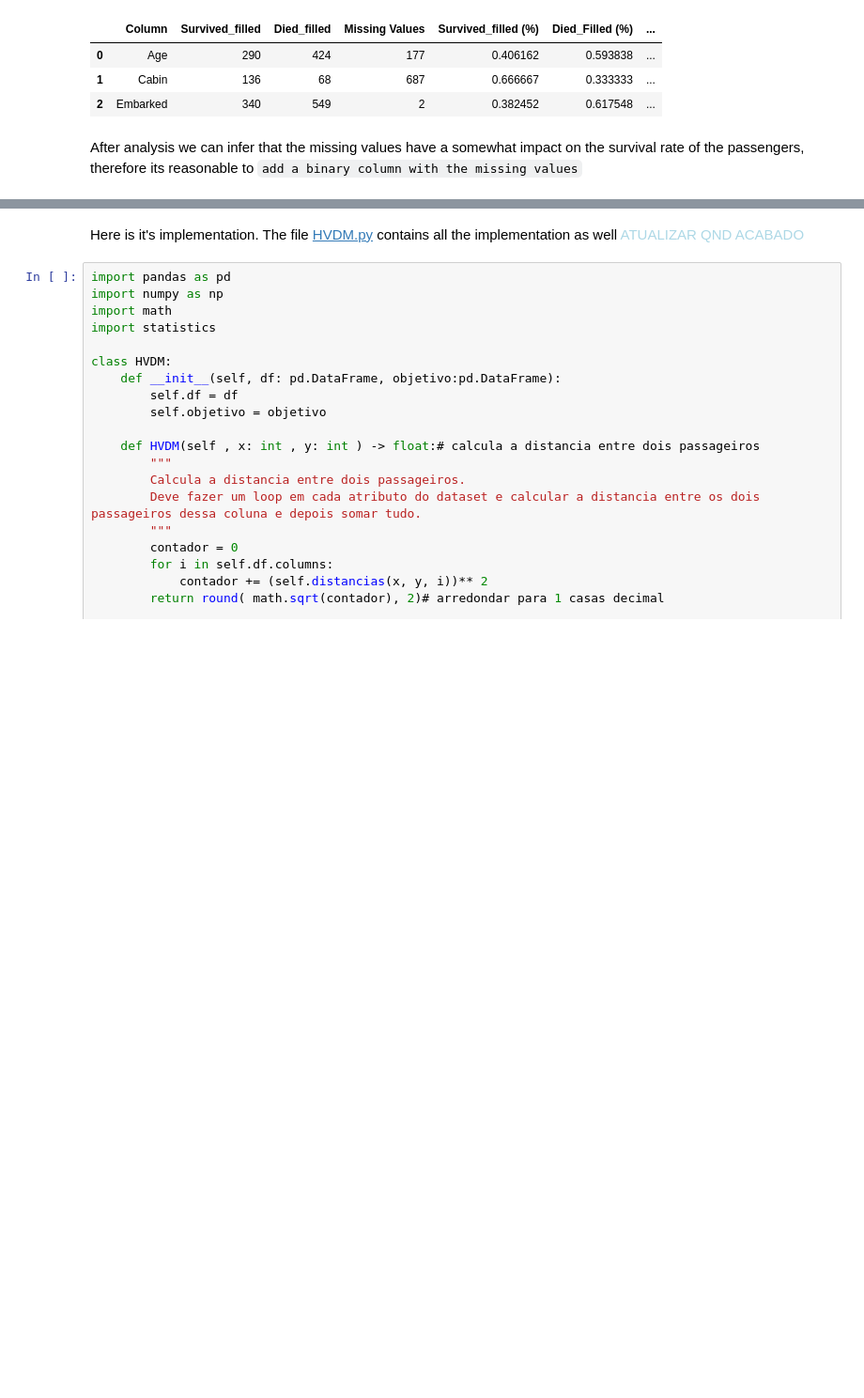
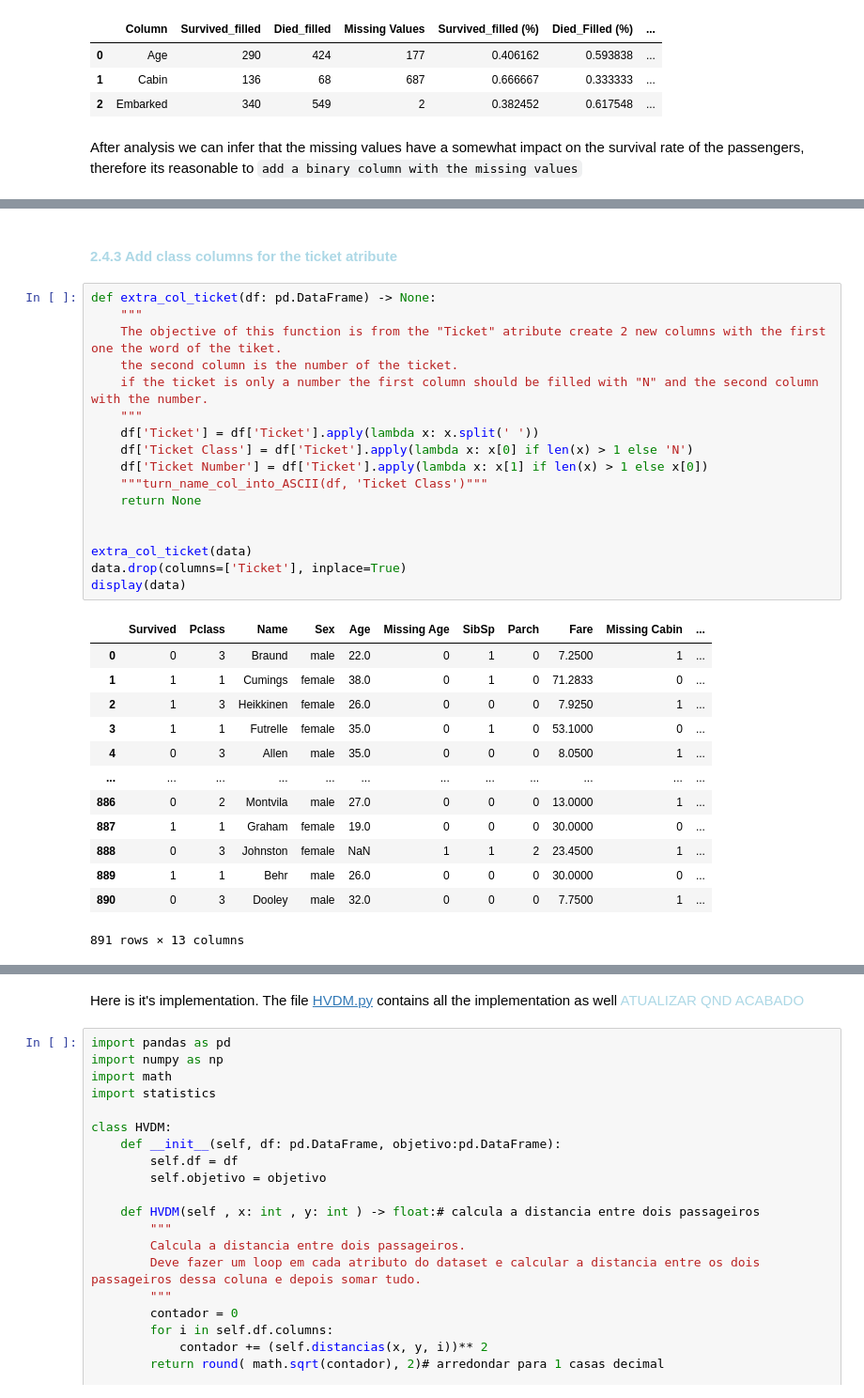
Before and after one commit to miguel-c05/Titanic-Survivability-Prediction, a Jupyter notebook: notebook.ipynb, the cells around one changed output, grey strips where cells are left out. Shown at 94% size. Cells and saved outputs as stored; diff of their text form; blank space fills up the shorter version.

```diff
--- a/notebook.ipynb
+++ b/notebook.ipynb
@@ -214 +284,34 @@ After analysis we can infer that the missing values have a somewhat impact on th
+# %% [markdown]
+#### <font style="font-size: 20px; color: lightblue;">2.4.3 Add class columns for the ticket atribute  </font>
+# %%
+def extra_col_ticket(df: pd.DataFrame) -> None:
+    """
+    The objective of this function is from the "Ticket" atribute create 2 new columns with the first one the word of the tiket.
+    the second column is the number of the ticket.
+    if the ticket is only a number the first column should be filled with "N" and the second column with the number.
+    """
+    df['Ticket'] = df['Ticket'].apply(lambda x: x.split(' '))
+    df['Ticket Class'] = df['Ticket'].apply(lambda x: x[0] if len(x) > 1 else 'N')
+    df['Ticket Number'] = df['Ticket'].apply(lambda x: x[1] if len(x) > 1 else x[0])
+    """turn_name_col_into_ASCII(df, 'Ticket Class')"""
+    return None
+
+
+extra_col_ticket(data)
+data.drop(columns=['Ticket'], inplace=True)
+display(data)
+# %% [output]
+|  | Survived | Pclass | Name | Sex | Age | Missing Age | SibSp | Parch | Fare | Missing Cabin | ... |
+| 0 | 0 | 3 | Braund | male | 22.0 | 0 | 1 | 0 | 7.2500 | 1 | ... |
+| 1 | 1 | 1 | Cumings | female | 38.0 | 0 | 1 | 0 | 71.2833 | 0 | ... |
+| 2 | 1 | 3 | Heikkinen | female | 26.0 | 0 | 0 | 0 | 7.9250 | 1 | ... |
+| 3 | 1 | 1 | Futrelle | female | 35.0 | 0 | 1 | 0 | 53.1000 | 0 | ... |
+| 4 | 0 | 3 | Allen | male | 35.0 | 0 | 0 | 0 | 8.0500 | 1 | ... |
+| ... | ... | ... | ... | ... | ... | ... | ... | ... | ... | ... | ... |
+| 886 | 0 | 2 | Montvila | male | 27.0 | 0 | 0 | 0 | 13.0000 | 1 | ... |
+| 887 | 1 | 1 | Graham | female | 19.0 | 0 | 0 | 0 | 30.0000 | 0 | ... |
+| 888 | 0 | 3 | Johnston | female | NaN | 1 | 1 | 2 | 23.4500 | 1 | ... |
+| 889 | 1 | 1 | Behr | male | 26.0 | 0 | 0 | 0 | 30.0000 | 0 | ... |
+| 890 | 0 | 3 | Dooley | male | 32.0 | 0 | 0 | 0 | 7.7500 | 1 | ... |
+891 rows × 13 columns
 # %% [markdown]
```
Also changed, not shown: parts of 8 cells of this notebook, 1 other file.
